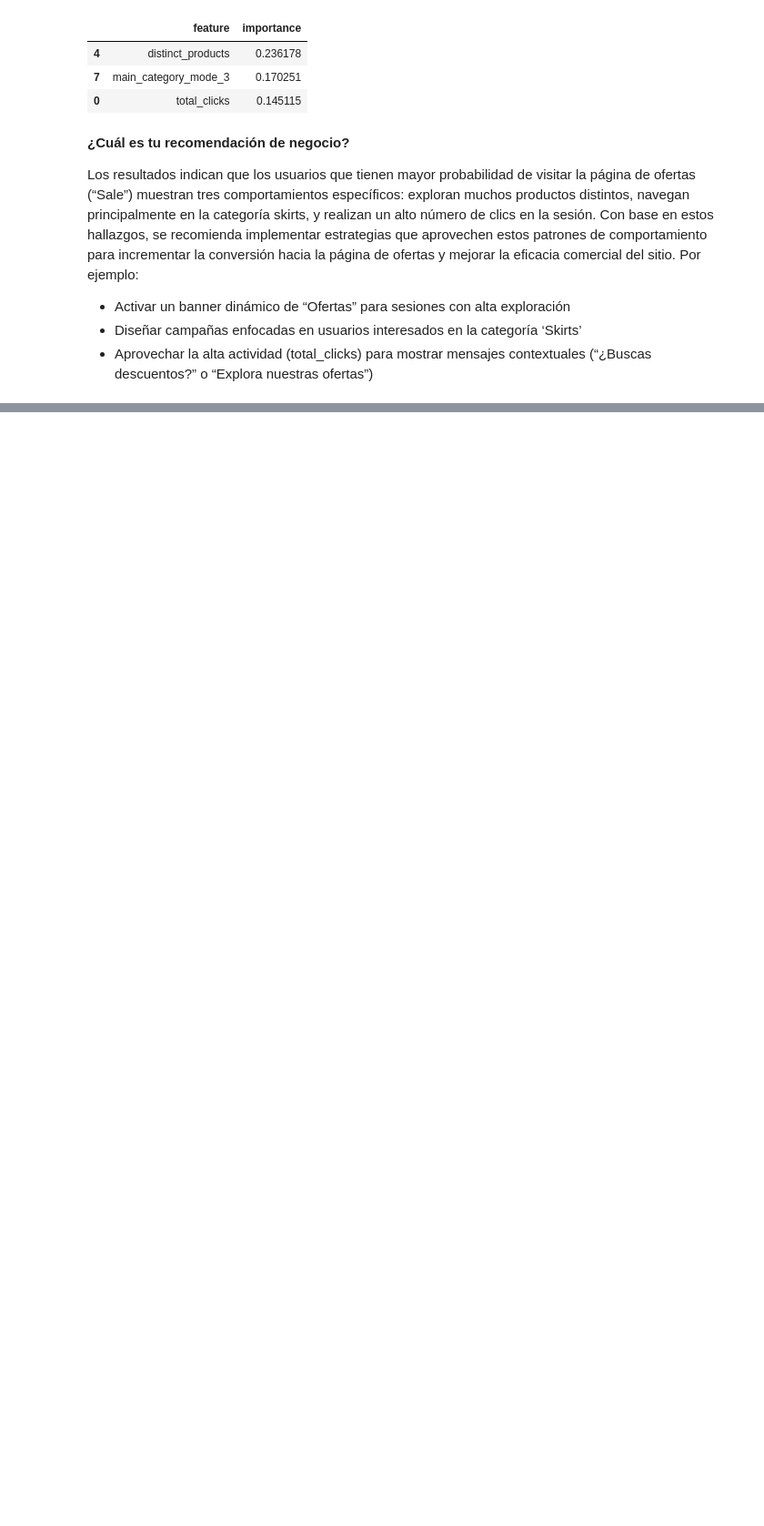
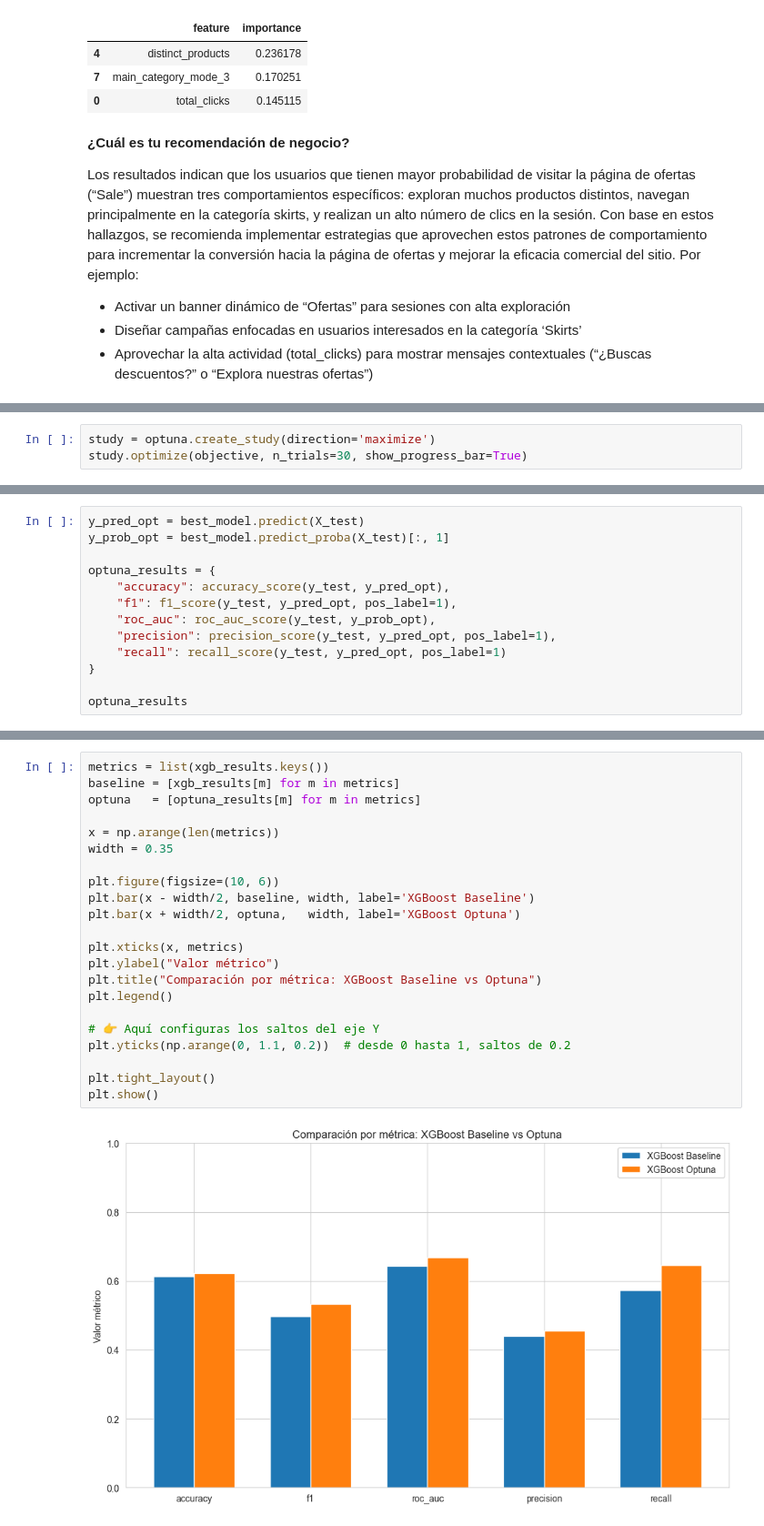
Before and after one commit to Sebasan1709/e_commerce_taller, a Jupyter notebook: ejercicio_e_commerce.ipynb, the cells around one changed output, grey strips where cells are left out. Shown at 91% size. Saved outputs shown, nothing was run; the diff lists cells and outputs as text; blank space fills up the shorter version.

Commit message:
Added Optuna optimization, metrics comparison plots, and model improvements

```diff
--- a/ejercicio_e_commerce.ipynb
+++ b/ejercicio_e_commerce.ipynb
@@ -388,0 +438,3 @@ Los resultados indican que los usuarios que tienen mayor probabilidad de visitar
+# %%
+study = optuna.create_study(direction='maximize')
+study.optimize(objective, n_trials=30, show_progress_bar=True)
@@ -388,0 +509,13 @@ Los resultados indican que los usuarios que tienen mayor probabilidad de visitar
+# %%
+y_pred_opt = best_model.predict(X_test)
+y_prob_opt = best_model.predict_proba(X_test)[:, 1]
+
+optuna_results = {
+    "accuracy": accuracy_score(y_test, y_pred_opt),
+    "f1": f1_score(y_test, y_pred_opt, pos_label=1),
+    "roc_auc": roc_auc_score(y_test, y_prob_opt),
+    "precision": precision_score(y_test, y_pred_opt, pos_label=1),
+    "recall": recall_score(y_test, y_pred_opt, pos_label=1)
+}
+
+optuna_results
@@ -388,0 +556,24 @@ Los resultados indican que los usuarios que tienen mayor probabilidad de visitar
+# %%
+metrics = list(xgb_results.keys())
+baseline = [xgb_results[m] for m in metrics]
+optuna   = [optuna_results[m] for m in metrics]
+
+x = np.arange(len(metrics))
+width = 0.35
+
+plt.figure(figsize=(10, 6))
+plt.bar(x - width/2, baseline, width, label='XGBoost Baseline')
+plt.bar(x + width/2, optuna,   width, label='XGBoost Optuna')
+
+plt.xticks(x, metrics)
+plt.ylabel("Valor métrico")
+plt.title("Comparación por métrica: XGBoost Baseline vs Optuna")
+plt.legend()
+
+# 👉 Aquí configuras los saltos del eje Y
+plt.yticks(np.arange(0, 1.1, 0.2))  # desde 0 hasta 1, saltos de 0.2
+
+plt.tight_layout()
+plt.show()
+# %% [output]
+[figure, added]
```
Also changed, not shown: parts of 16 cells of this notebook, 2 other files.
